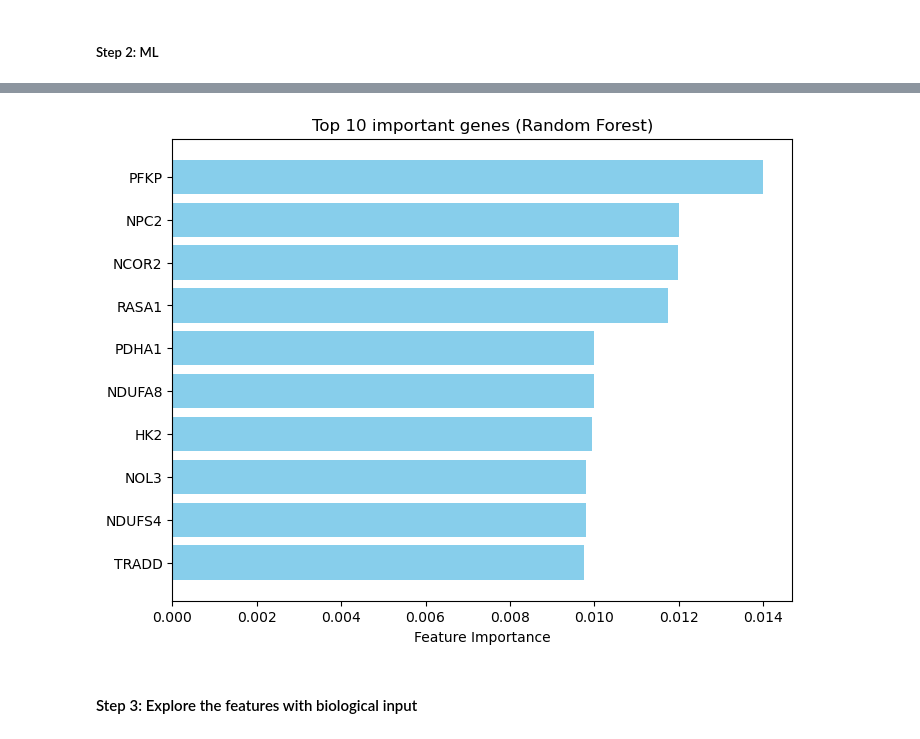
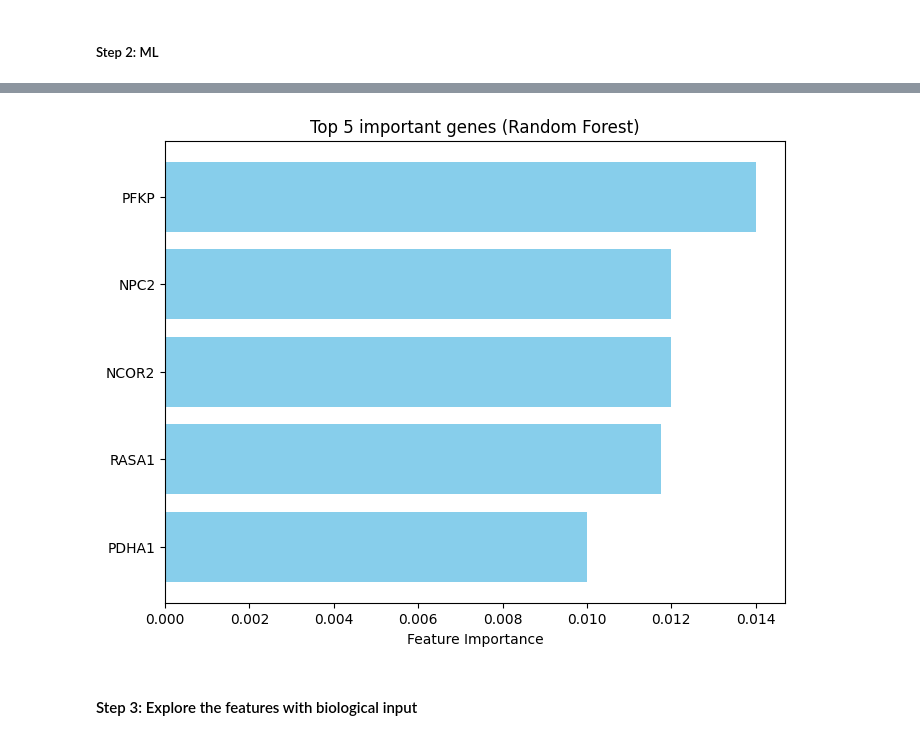
Before and after one commit to wendy27zhang/MultiOmics_cancer_landscape, a Jupyter notebook: notebooks/analysis_CCRCC.ipynb, the cells around one changed output, grey strips where cells are left out. Saved outputs shown, nothing was run; the diff lists cells and outputs as text; code cells hidden in the pictures.

```diff
--- a/notebooks/analysis_CCRCC.ipynb
+++ b/notebooks/analysis_CCRCC.ipynb
@@ -278,18 +346,18 @@ feature_importance_sort.head(5)
 | ENSG00000145715.15 | ENSG00000145715 | RASA1 | 24.52834951245511 | 24.053837669539625 | 0.474512 | 20.143395 | 3.013825e-39 | 0.011748 |
 | ENSG00000131828.14 | ENSG00000131828 | PDHA1 | 26.35805208075195 | 27.66368794170815 | -1.305636 | -28.516234 | 1.793231e-54 | 0.010000 |
 # %%
-top_n = 10
+top_n = 5
 plt.figure(figsize=(8,6))
 plt.barh(
     feature_importance_sort['Gene'][:top_n][::-1],
     feature_importance_sort['feature_importance'][:top_n][::-1],
     color='skyblue'
 )
 plt.xlabel("Feature Importance")
 plt.title(f"Top {top_n} important genes (Random Forest)")
 plt.show()
 # %% [output]
-[figure, old version]
+[figure, new version]
 # %% [markdown]
 #### Step 3: Explore the features with biological input
 # %%
```
Also changed, not shown: parts of 16 cells of this notebook, 12 other files.
